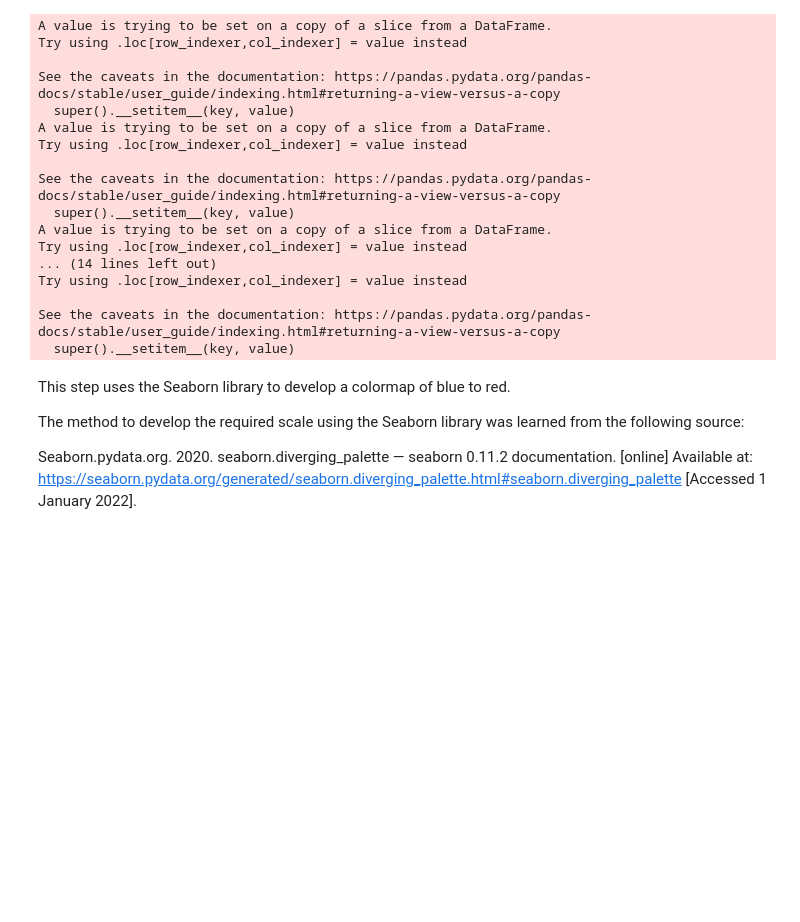
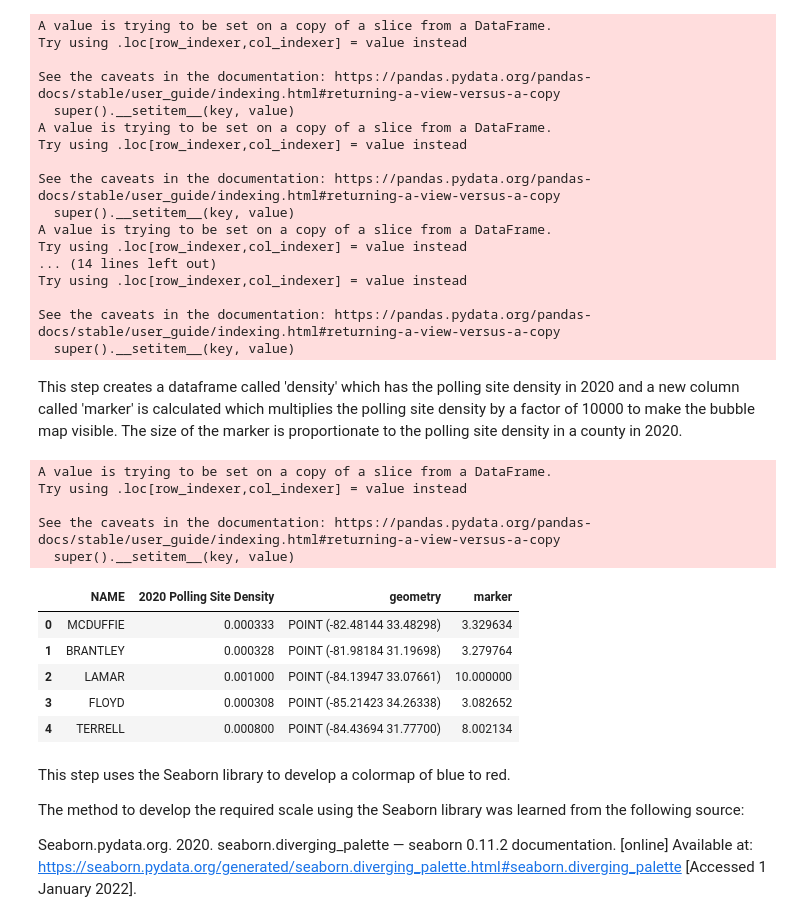
Before and after one commit to zzoeys/freecakefridays, a Jupyter notebook: Placing_of_Polling_Sites_Maps.ipynb, the cells around one changed output. Cells and saved outputs as stored; diff of their text form; code cells hidden in the pictures; blank space fills up the shorter version.

```diff
--- a/Placing_of_Polling_Sites_Maps.ipynb
+++ b/Placing_of_Polling_Sites_Maps.ipynb
@@ -281,6 +287,24 @@ Try using .loc[row_indexer,col_indexer] = value instead
 
 See the caveats in the documentation: https://pandas.pydata.org/pandas-docs/stable/user_guide/indexing.html#returning-a-view-versus-a-copy
   super().__setitem__(key, value)
+# %% [markdown]
+This step creates a dataframe called 'density' which has the polling site density in 2020 and a new column called 'marker' is calculated which multiplies the polling site density by a factor of 10000 to make the bubble map visible. The size of the marker is proportionate to the polling site density in a county in 2020.
+# %%
+density = bubble[['NAME', '2020 Polling Site Density', 'geometry']]
+density['marker'] = density['2020 Polling Site Density']*10000
+density.head()
+# %% [output]
+A value is trying to be set on a copy of a slice from a DataFrame.
+Try using .loc[row_indexer,col_indexer] = value instead
+
+See the caveats in the documentation: https://pandas.pydata.org/pandas-docs/stable/user_guide/indexing.html#returning-a-view-versus-a-copy
+  super().__setitem__(key, value)
+|  | NAME | 2020 Polling Site Density | geometry | marker |
+| 0 | MCDUFFIE | 0.000333 | POINT (-82.48144 33.48298) | 3.329634 |
+| 1 | BRANTLEY | 0.000328 | POINT (-81.98184 31.19698) | 3.279764 |
+| 2 | LAMAR | 0.001000 | POINT (-84.13947 33.07661) | 10.000000 |
+| 3 | FLOYD | 0.000308 | POINT (-85.21423 34.26338) | 3.082652 |
+| 4 | TERRELL | 0.000800 | POINT (-84.43694 31.77700) | 8.002134 |
 # %% [markdown]
 This step uses the Seaborn library to develop a colormap of blue to red.
 
```
Also changed, not shown: parts of 9 cells of this notebook.
